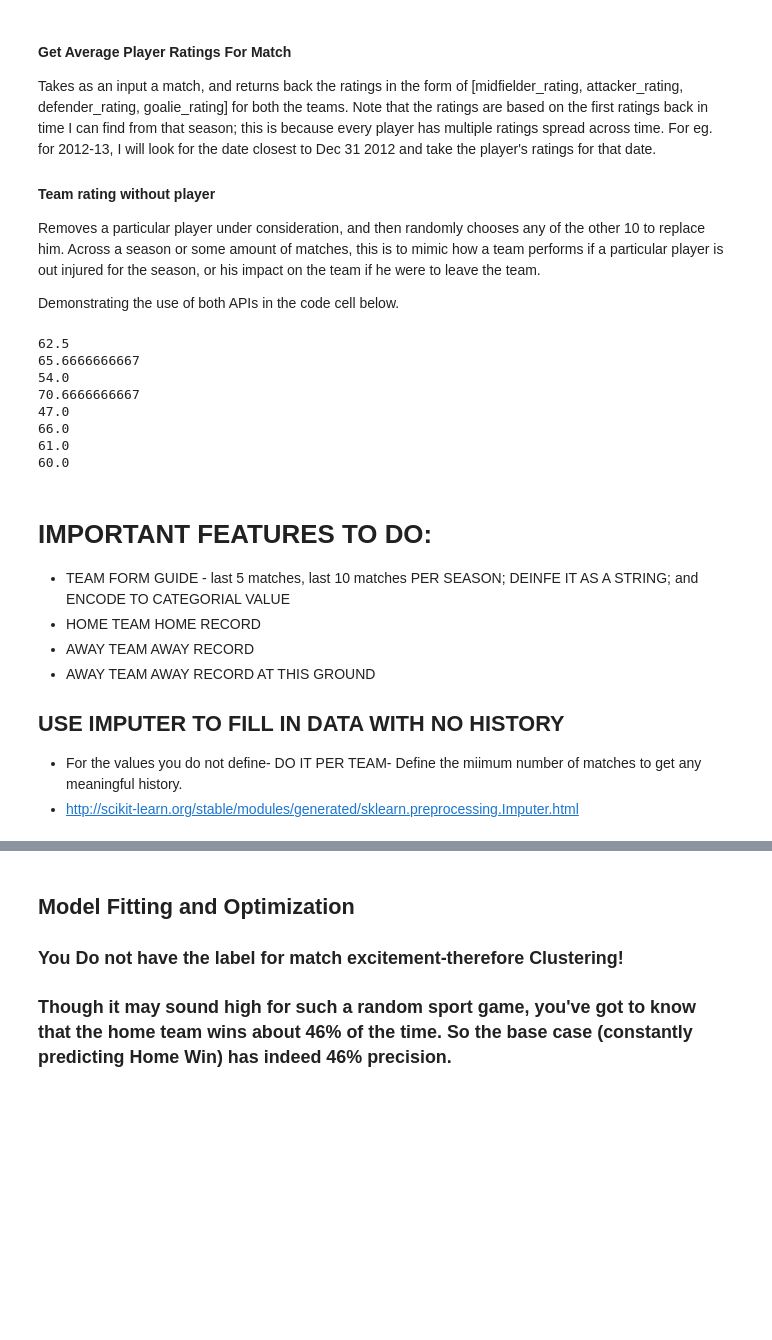
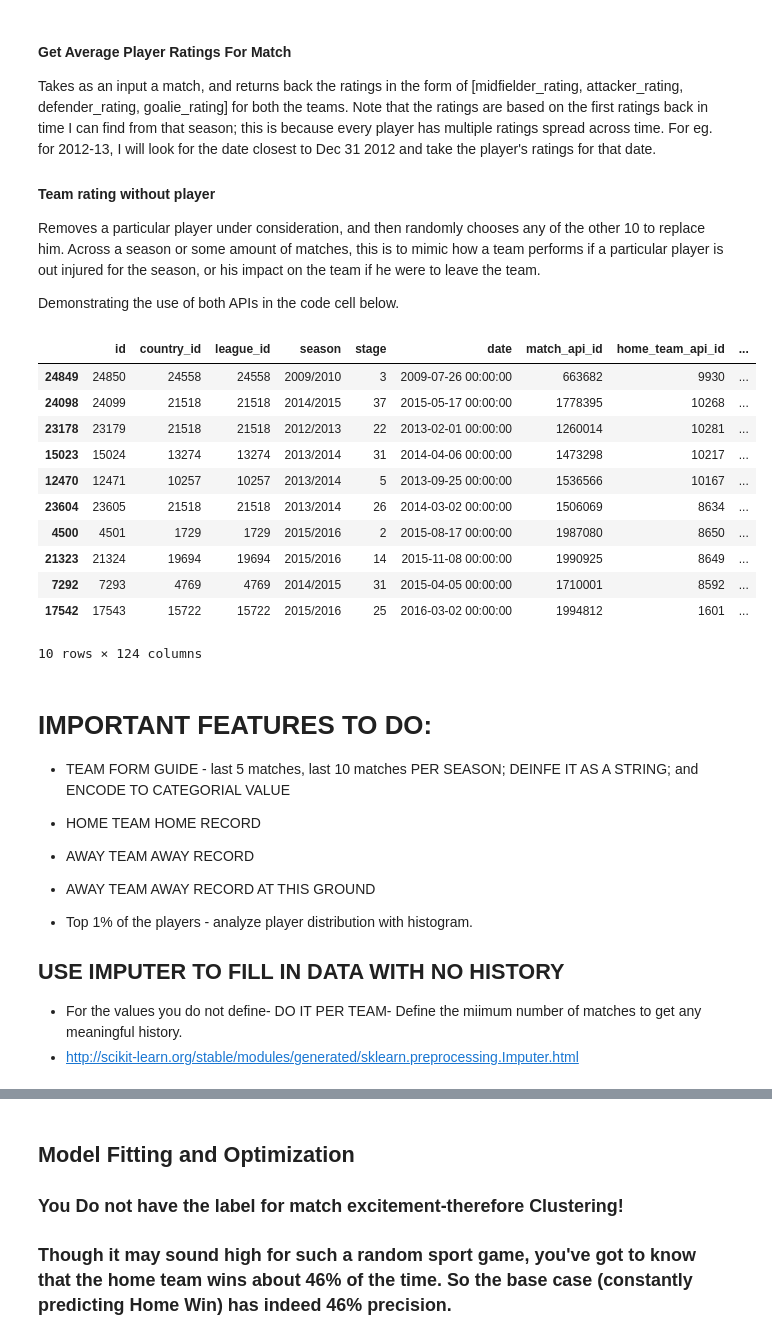
Before and after one commit to sgoyal1012/UdacityNanodegreeSubmissions, a Jupyter notebook: EuropeanSoccer_Capstone/Notebook_Code/EuropeanSoccerCapstone.ipynb, the cells around one changed output, grey strips where cells are left out. Drawn from its saved outputs; the diff is of its cells as text; code cells hidden in the pictures; blank space fills up the shorter version.

Commit message:
Finishing util APIs

```diff
--- a/EuropeanSoccer_Capstone/Notebook_Code/EuropeanSoccerCapstone.ipynb
+++ b/EuropeanSoccer_Capstone/Notebook_Code/EuropeanSoccerCapstone.ipynb
@@ -95,0 +186,7 @@ display(teams_features_df.head(n=1))
+# %%
+import Utils as Utils
+reload(Utils)
+IMPORTANT_COLUMNS = Utils.AWAY_PLAYER_COLUMNS + Utils.HOME_PLAYER_COLUMNS
+print ("Number of samples before removing cases of no data: " + str(match_df.shape[0]))
+match_clean_data_df = match_df.dropna(axis = 0, how = 'any', subset = IMPORTANT_COLUMNS)
+print ("Number of samples after removing cases of no data: " + str(match_clean_data_df.shape[0]))
@@ -167,27 +256,45 @@ Demonstrating the use of both APIs in the code cell below.
 # %%
 import matches as matches
 reload(matches)
 import players as players
 reload(players)
-match_features_df = pd.DataFrame()
-# TODO: REMOVE MATCHES WITH NO PLAYER INFO
+from functools import partial
+import Utils as Utils
+reload(Utils)
+
 # TODO: Get last date from the season column
+# TODO: Move SKILL COLUMNS to Utils.py
 SKILL_COLUMNS = ['finishing', 'sliding_tackle',
                      'gk_reflexes', 'short_passing']
-# TODO : REMOVE NANs
+'''
 matches.single_match_rating(match_df=match_df.ix[900], players_ratings_label=players_ratings_label, players_skills=
                            players_skills, SKILL_COLUMNS=SKILL_COLUMNS)
-# TODO: Iterate and generate features
-#match_df[FEATURE] = match_df.apply(matches.single_match_rating, args= (players_ratings_label, SKILL_COLUMNS, players_skills), axis = 1)
+'''
+match_test_sample = match_clean_data_df.sample(n=10)
+player_types= Utils.PLAYER_TYPES
+team_types=['away', 'home']
+for player_type_input in player_types:
+    for team_type in team_types:
+        FEATURE = team_type + "_" + player_type_input + "_rating"
+        # TODO: Parse Date too
+        get_feature = partial(matches.single_match_rating,players_ratings_label=players_ratings_label,
+                             SKILL_COLUMNS=SKILL_COLUMNS, players_skills=players_skills,
+                              player_type_input=player_type_input, team_type=team_type)
+        match_test_sample[FEATURE] = match_test_sample.apply(get_feature, axis = 1)
+display(match_test_sample.head(n=10))
 # %% [output]
+|  | id | country_id | league_id | season | stage | date | match_api_id | home_team_api_id | ... |
+| 24849 | 24850 | 24558 | 24558 | 2009/2010 | 3 | 2009-07-26 00:00:00 | 663682 | 9930 | ... |
+| 24098 | 24099 | 21518 | 21518 | 2014/2015 | 37 | 2015-05-17 00:00:00 | 1778395 | 10268 | ... |
+| 23178 | 23179 | 21518 | 21518 | 2012/2013 | 22 | 2013-02-01 00:00:00 | 1260014 | 10281 | ... |
+| 15023 | 15024 | 13274 | 13274 | 2013/2014 | 31 | 2014-04-06 00:00:00 | 1473298 | 10217 | ... |
+| 12470 | 12471 | 10257 | 10257 | 2013/2014 | 5 | 2013-09-25 00:00:00 | 1536566 | 10167 | ... |
+| 23604 | 23605 | 21518 | 21518 | 2013/2014 | 26 | 2014-03-02 00:00:00 | 1506069 | 8634 | ... |
+| 4500 | 4501 | 1729 | 1729 | 2015/2016 | 2 | 2015-08-17 00:00:00 | 1987080 | 8650 | ... |
+| 21323 | 21324 | 19694 | 19694 | 2015/2016 | 14 | 2015-11-08 00:00:00 | 1990925 | 8649 | ... |
+| 7292 | 7293 | 4769 | 4769 | 2014/2015 | 31 | 2015-04-05 00:00:00 | 1710001 | 8592 | ... |
+| 17542 | 17543 | 15722 | 15722 | 2015/2016 | 25 | 2016-03-02 00:00:00 | 1994812 | 1601 | ... |
-62.5
-65.6666666667
-54.0
-70.6666666667
-47.0
-66.0
-61.0
-60.0
+10 rows × 124 columns
 # %% [markdown]
 # IMPORTANT FEATURES TO DO:
 - TEAM FORM GUIDE - last 5 matches, last 10 matches PER SEASON; DEINFE IT AS A STRING; and ENCODE TO CATEGORIAL VALUE
@@ -195,6 +302,8 @@ matches.single_match_rating(match_df=match_df.ix[900], players_ratings_label=pla
 - AWAY TEAM AWAY RECORD
 - AWAY TEAM AWAY RECORD AT THIS GROUND
 
+- Top 1% of the players - analyze player distribution with histogram.
+
 ## USE IMPUTER TO FILL IN DATA WITH NO HISTORY
 
 - For the values you do not define- DO IT PER TEAM- Define the miimum number of matches to get any meaningful history.
```
Also changed, not shown: parts of 23 cells of this notebook, 3 other files.
